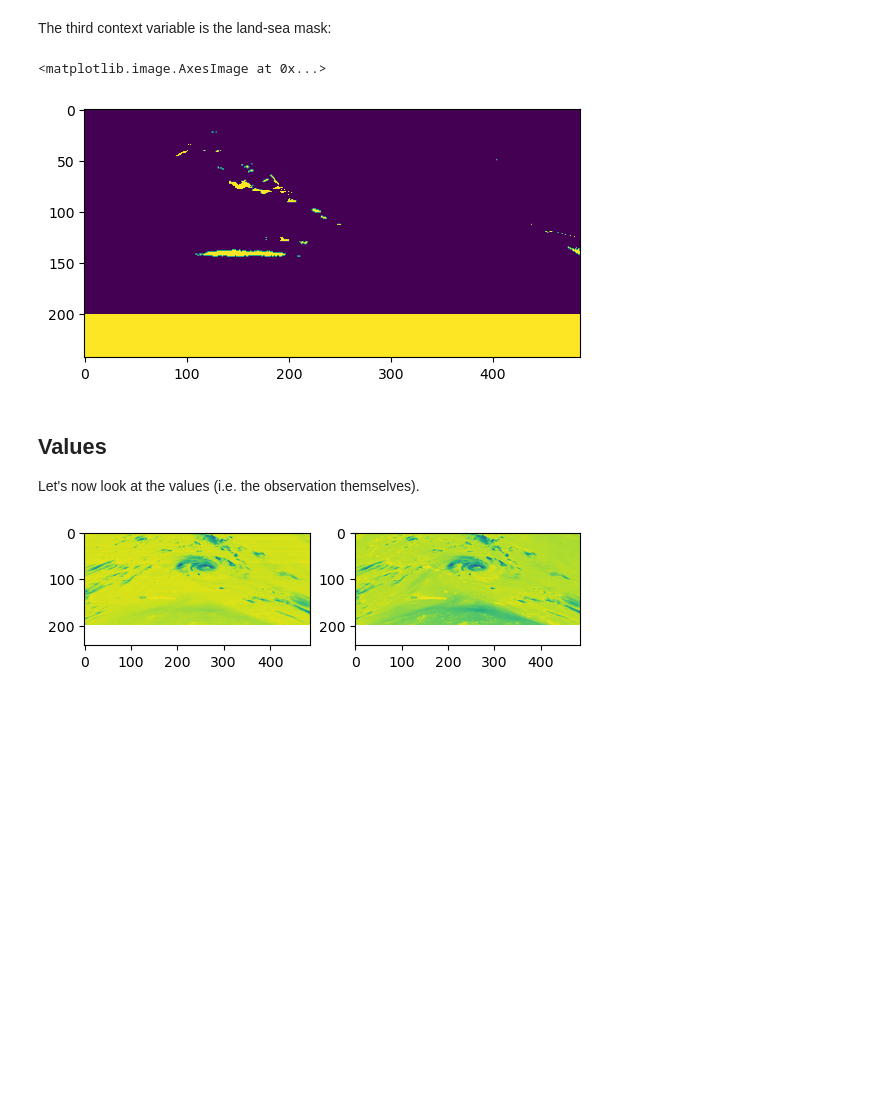
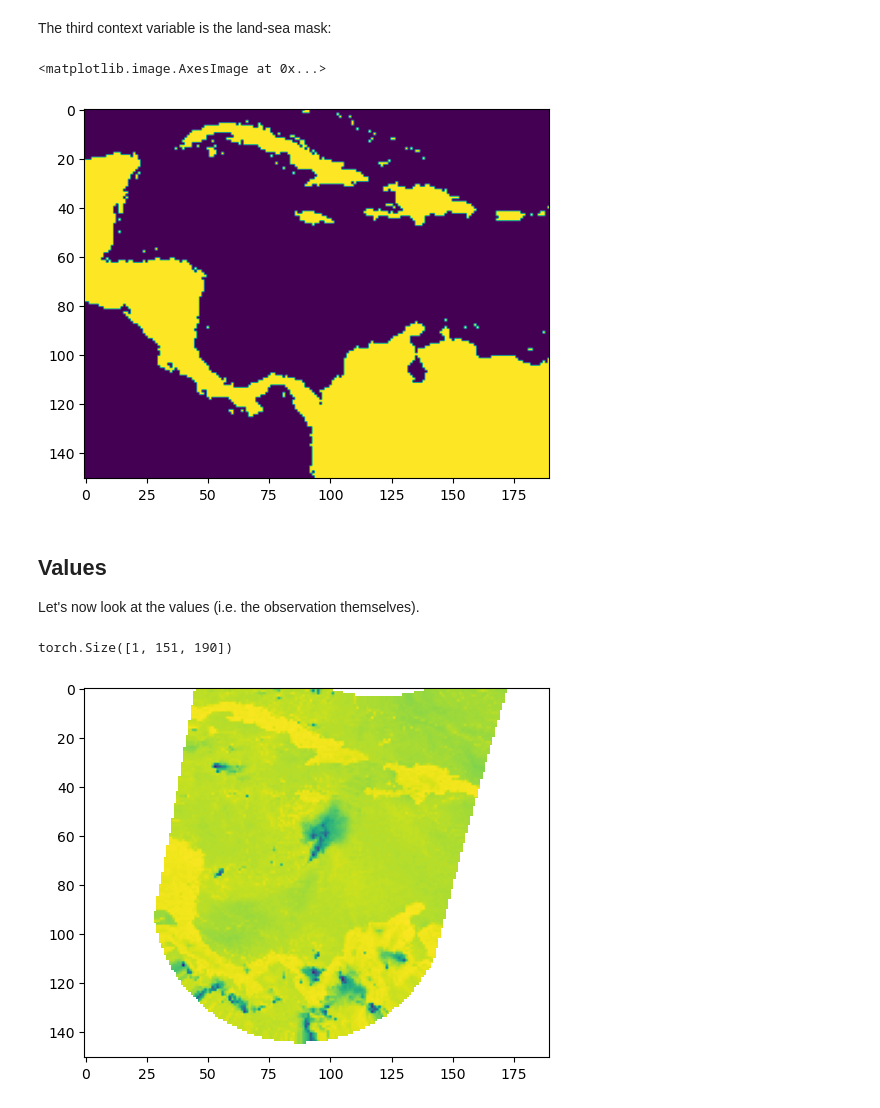
Before and after one commit to dauvillc/tc_multi_sources, a Jupyter notebook: notebooks/preprocessed.ipynb, the cells around one changed output. Drawn from its saved outputs; the diff is of its cells as text; code cells hidden in the pictures; blank space fills up the shorter version.

```diff
--- a/notebooks/preprocessed.ipynb
+++ b/notebooks/preprocessed.ipynb
@@ -20,7 +22,8 @@ from pathlib import Path
 from multi_sources.data_processing.multi_source_dataset import MultiSourceDataset
 from multi_sources.data_processing.utils import read_sources
 # %%
-with open("conf/paths/local.yaml", "r") as f:
-    paths = yaml.safe_load(f)
-with open("conf/sources/all_microwave.yaml", "r") as f:
-    sources_cfg = yaml.safe_load(f)
+# context initialization
+with initialize(version_base=None, config_path="../conf"):
+    cfg = compose(config_name="train", overrides=["paths=local"])
+paths = cfg['paths']
+sources_cfg = cfg['sources']
@@ -79,5 +75,5 @@
 # %%
-a, s, dt, c, d, v = sample['tc_primed.microwave.AMSR2_GCOMW1.S5']
+a, s, dt, c, d, v = sample['tc-primed_microwave_AMSR2_GCOMW1_S5_TB_A89.0H']
 # %% [markdown]
 The first two context variables are the latitude and longitude:
 # %%
@@ -97,13 +93,17 @@ The third context variable is the land-sea mask:
 plt.imshow(c[2])
 # %% [output]
 <matplotlib.image.AxesImage at 0x...>
-[figure, old version]
+[figure, new version]
 # %% [markdown]
 ## Values
 Let's now look at the values (i.e. the observation themselves).
+# %%
+v.shape
+# %% [output]
+torch.Size([1, 151, 190])
 # %%
-fig, axes = plt.subplots(nrows=1, ncols=v.shape[0])
+fig, axes = plt.subplots(nrows=1, ncols=v.shape[0], squeeze=False)
 for i in range(v.shape[0]):
-    axes[i].imshow(v[i])
+    axes[0, i].imshow(v[i])
 # %% [output]
-[figure, old version]
+[figure, new version]
```
Also changed, not shown: parts of 6 cells of this notebook.
